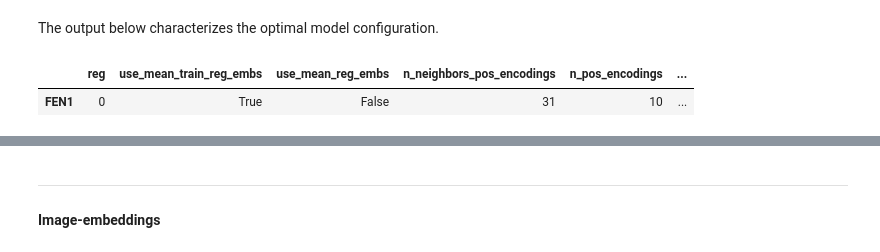
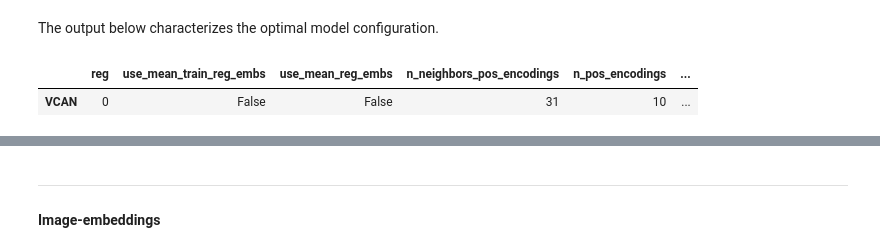
Before and after one commit to uhlerlab/image2reg, a Jupyter notebook: notebooks/jump/translation/jump_translation_prediction_final.ipynb, the cells around one changed output, grey strips where cells are left out. Saved outputs shown, nothing was run; the diff lists cells and outputs as text; code cells hidden in the pictures.

```diff
--- a/notebooks/jump/translation/jump_translation_prediction_final.ipynb
+++ b/notebooks/jump/translation/jump_translation_prediction_final.ipynb
@@ -1728,7 +1645,7 @@ m_morph_best_knn_acc_results = cc_m_morph_gs_knn_accs.loc[
 # %% [markdown]
 The output below characterizes the optimal model configuration.
 # %%
-m_morph_gs_data.loc[m_morph_gs_data.config_id == 638].head(1).iloc[:, 2:-1]
+m_morph_gs_data.loc[m_morph_gs_data.config_id == 1412].head(1).iloc[:, 2:-1]
 # %% [output]
 |  | reg | use_mean_train_reg_embs | use_mean_reg_embs | n_neighbors_pos_encodings | n_pos_encodings | ... |
-| FEN1 | 0 | True | False | 31 | 10 | ... |
+| VCAN | 0 | False | False | 31 | 10 | ... |
```
Also changed, not shown: parts of 90 cells of this notebook, 7 other files.
